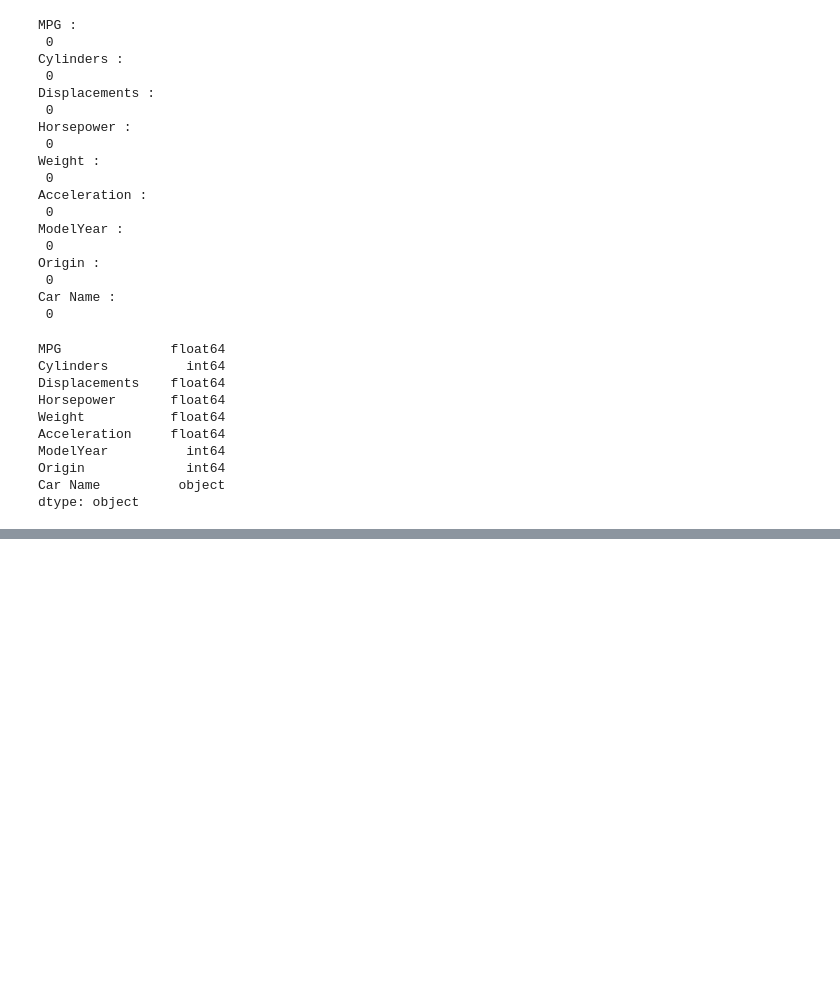
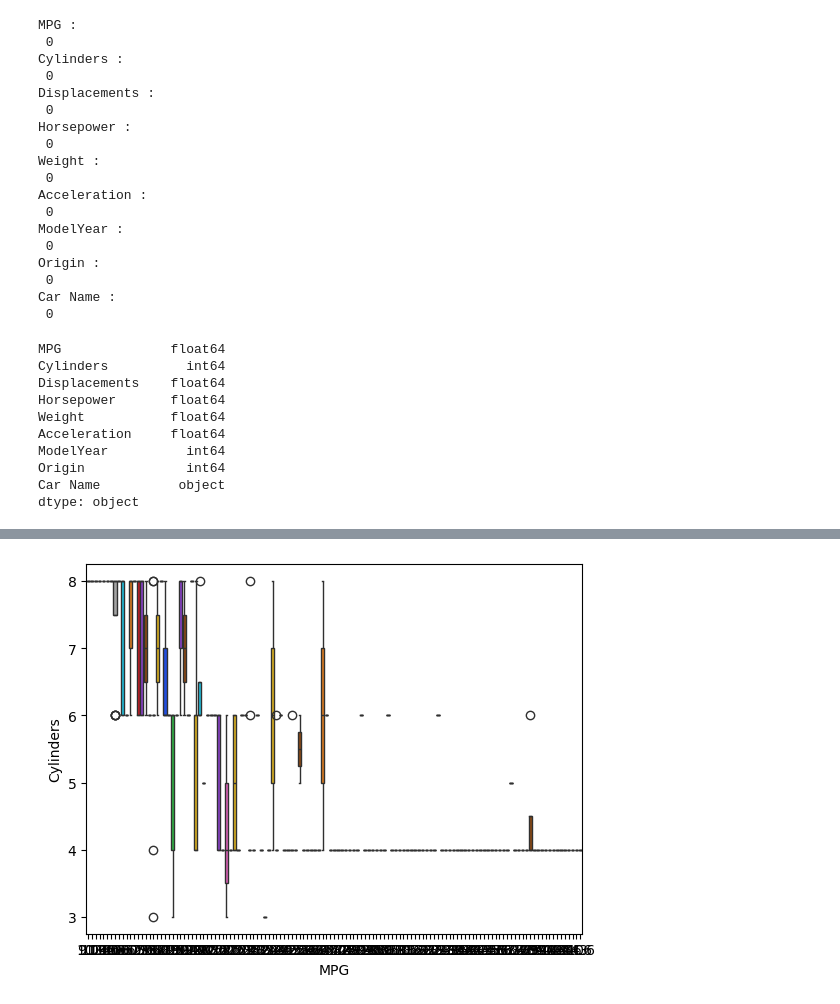
Before and after one commit to GyanaPrakashSahoo7853/Exploratory_Data_Analysis_EDA, a Jupyter notebook: AutoMPG.ipynb, the cells around one changed output, grey strips where cells are left out. Cells and saved outputs as stored; diff of their text form; code cells hidden in the pictures; blank space fills up the shorter version.

```diff
--- a/AutoMPG.ipynb
+++ b/AutoMPG.ipynb
@@ -153,0 +184,5 @@ dtype: object
+# %%
+sns.boxplot(x=auto.MPG,y = auto.Cylinders,palette='bright') #palette changes the colour of the box..
+plt.show()
+# %% [output]
+[figure, added]
```
Also changed, not shown: parts of 30 cells of this notebook.
